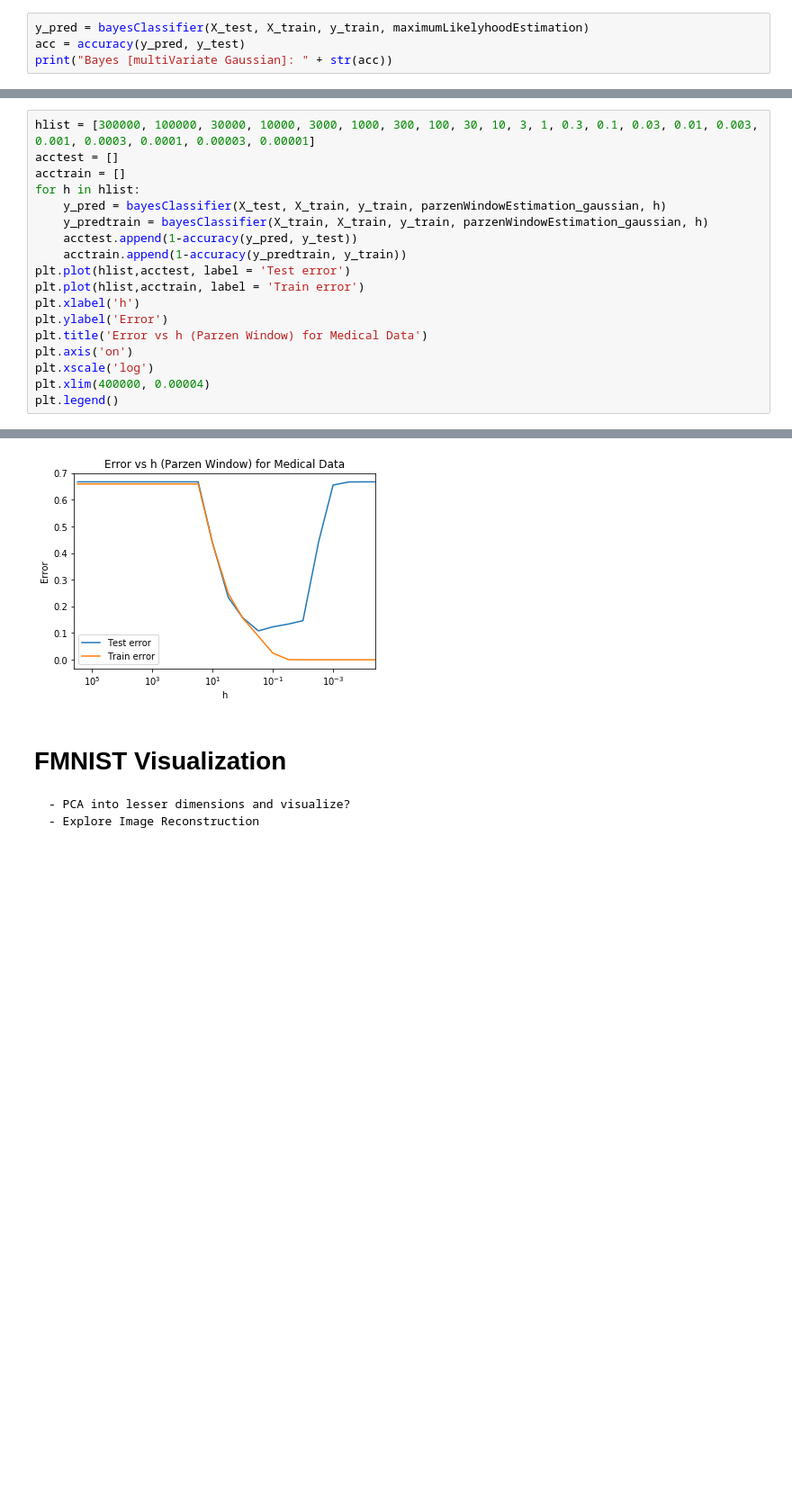
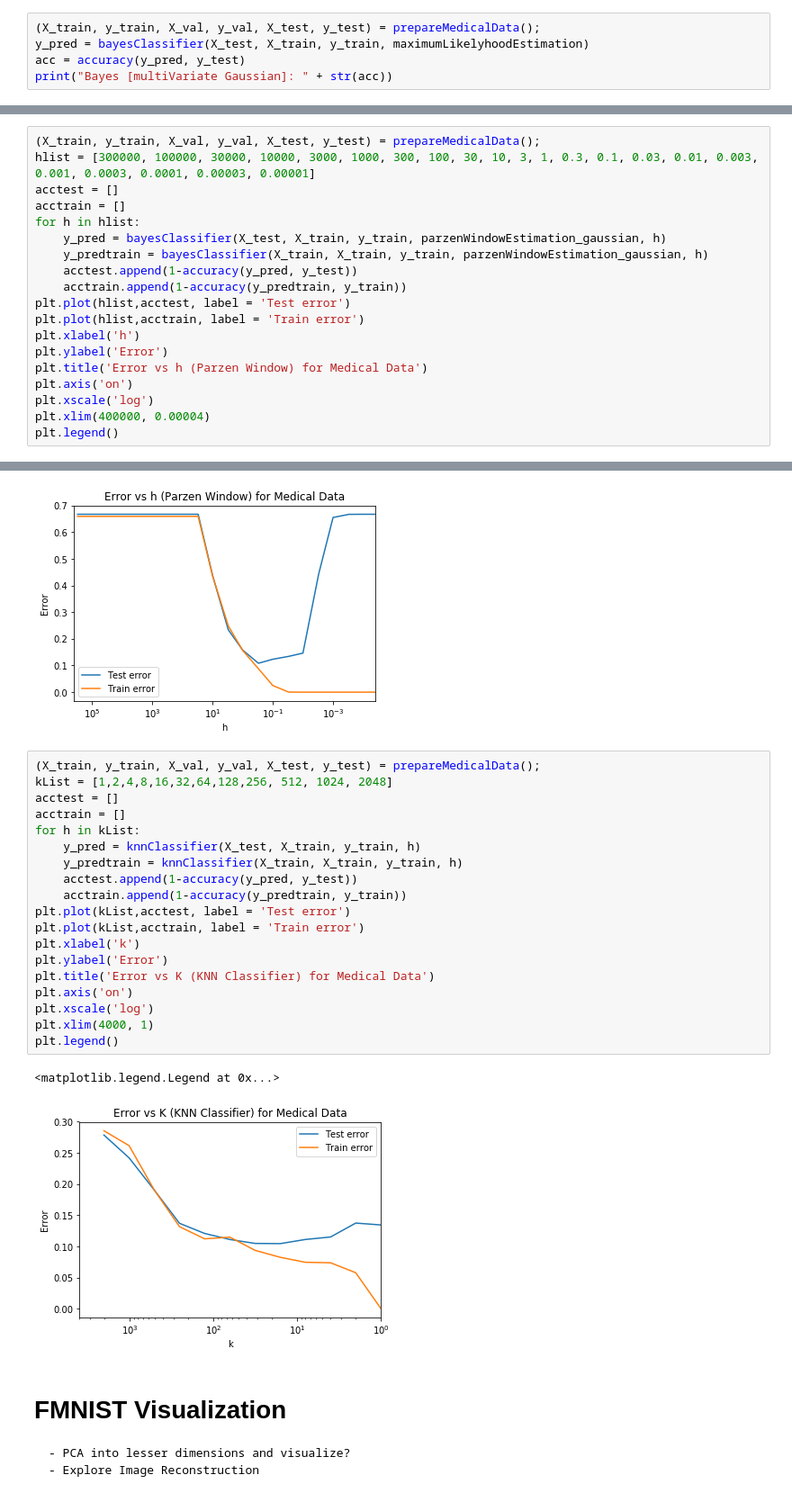
Before and after one commit to Siddhant24/ELL409, a Jupyter notebook: Assigment_1/Assignment 1.ipynb, the cells around one changed output, grey strips where cells are left out. Shown at 90% size. Drawn from its saved outputs; the diff is of its cells as text; blank space fills up the shorter version.

```diff
--- a/Assigment_1/Assignment 1.ipynb
+++ b/Assigment_1/Assignment 1.ipynb
@@ -104,6 +104,7 @@ Naive Bayes [Gaussian]: 0.907
 Naive Bayes [Parzen Window Estimate]: 0.89
 Naive Bayes [kNN]: 0.8943333333333333
 # %%
+(X_train, y_train, X_val, y_val, X_test, y_test) = prepareMedicalData();
 y_pred = bayesClassifier(X_test, X_train, y_train, maximumLikelyhoodEstimation)
 acc = accuracy(y_pred, y_test)
 print("Bayes [multiVariate Gaussian]: " + str(acc))
@@ -128,6 +129,7 @@ Bayes [multiVariate Gaussian]: 0.901
 - Since the features are independent, Naive bayes and bayes perform equally well: 90% Accuracy
 - Using parametric estimation techniques (Parzen Window and KNN) works just as fine.
 # %%
+(X_train, y_train, X_val, y_val, X_test, y_test) = prepareMedicalData();
 hlist = [300000, 100000, 30000, 10000, 3000, 1000, 300, 100, 30, 10, 3, 1, 0.3, 0.1, 0.03, 0.01, 0.003, 0.001, 0.0003, 0.0001, 0.00003, 0.00001]
 acctest = []
 acctrain = []
@@ -148,6 +150,28 @@ plt.legend()
 # %% [output]
 <matplotlib.legend.Legend at 0x...>
 [figure]
+# %%
+(X_train, y_train, X_val, y_val, X_test, y_test) = prepareMedicalData();
+kList = [1,2,4,8,16,32,64,128,256, 512, 1024, 2048]
+acctest = []
+acctrain = []
+for h in kList:
+    y_pred = knnClassifier(X_test, X_train, y_train, h)
+    y_predtrain = knnClassifier(X_train, X_train, y_train, h)
+    acctest.append(1-accuracy(y_pred, y_test))
+    acctrain.append(1-accuracy(y_predtrain, y_train))
+plt.plot(kList,acctest, label = 'Test error')
+plt.plot(kList,acctrain, label = 'Train error')
+plt.xlabel('k')
+plt.ylabel('Error')
+plt.title('Error vs K (KNN Classifier) for Medical Data')
+plt.axis('on')
+plt.xscale('log')
+plt.xlim(4000, 1)
+plt.legend()
+# %% [output]
+<matplotlib.legend.Legend at 0x...>
+[figure, added]
 # %% [markdown]
 # FMNIST Visualization
     - PCA into lesser dimensions and visualize?
```
Also changed, not shown: parts of 3 cells of this notebook, 1 other file.
